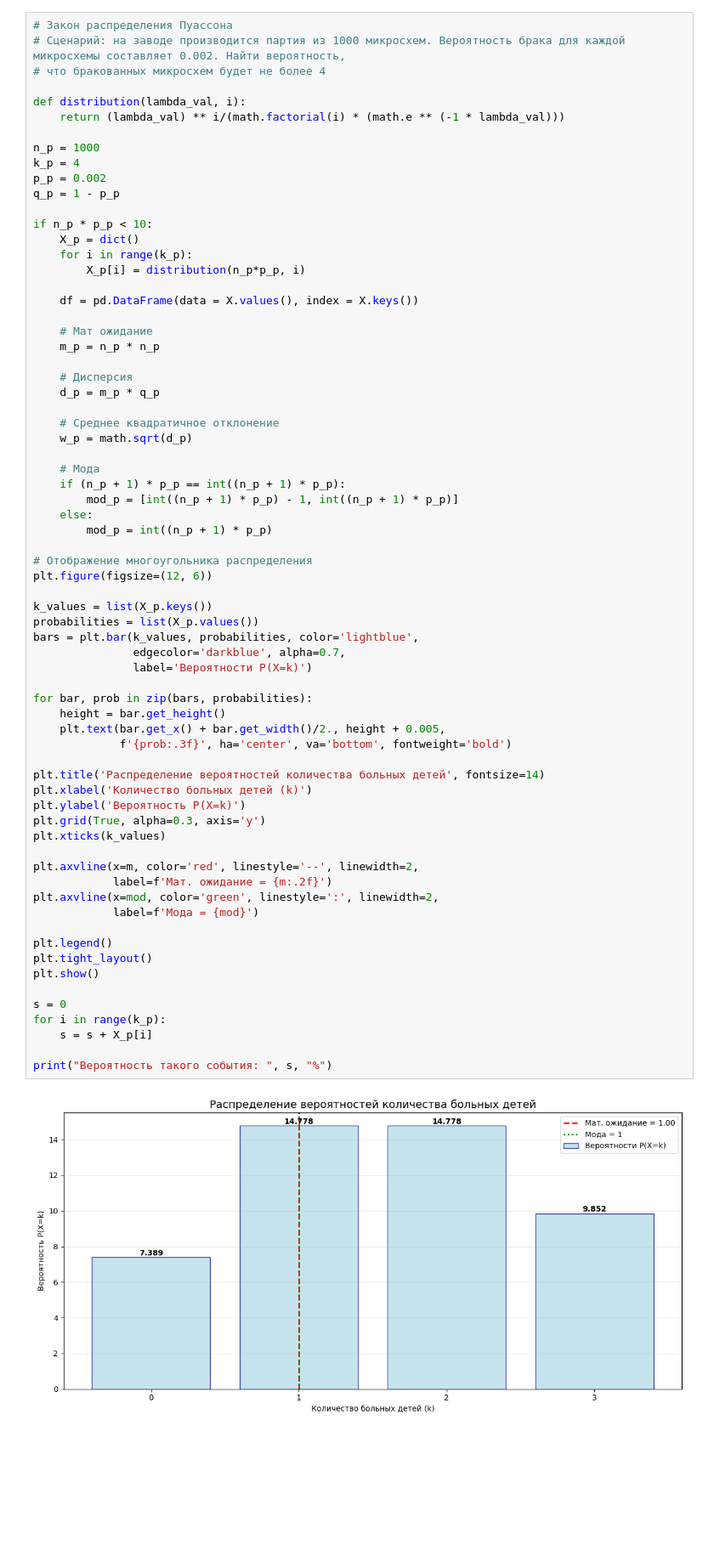
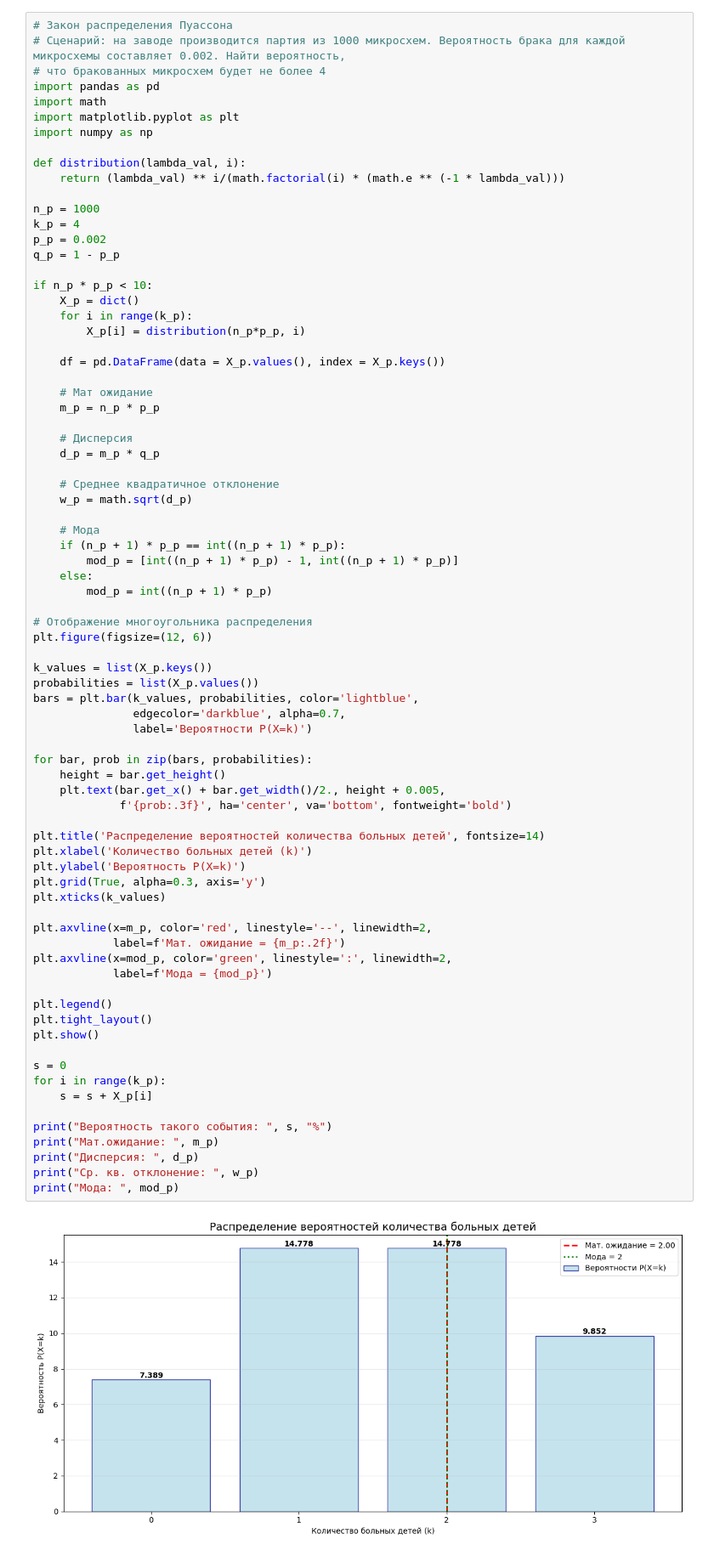
Before and after one commit to Jb192101/RSREU, a Jupyter notebook: Теория вероятностей/Lab5/laws_of_distribution.ipynb, the cells around one changed output. Shown at 85% size. Cells and saved outputs as stored; diff of their text form; blank space fills up the shorter version.

```diff
--- a/Теория вероятностей/Lab5/laws_of_distribution.ipynb
+++ b/Теория вероятностей/Lab5/laws_of_distribution.ipynb
@@ -71,6 +80,10 @@ plt.show()
 # Закон распределения Пуассона
 # Сценарий: на заводе производится партия из 1000 микросхем. Вероятность брака для каждой микросхемы составляет 0.002. Найти вероятность,
 # что бракованных микросхем будет не более 4
+import pandas as pd
+import math
+import matplotlib.pyplot as plt
+import numpy as np
 
 def distribution(lambda_val, i):
     return (lambda_val) ** i/(math.factorial(i) * (math.e ** (-1 * lambda_val)))
@@ -85,10 +98,10 @@ if n_p * p_p < 10:
     for i in range(k_p):
         X_p[i] = distribution(n_p*p_p, i)
 
-    df = pd.DataFrame(data = X.values(), index = X.keys())
+    df = pd.DataFrame(data = X_p.values(), index = X_p.keys())
 
     # Мат ожидание
-    m_p = n_p * n_p
+    m_p = n_p * p_p
 
     # Дисперсия
     d_p = m_p * q_p
@@ -106,36 +119,40 @@ if n_p * p_p < 10:
 plt.figure(figsize=(12, 6))
 
 k_values = list(X_p.keys())
 probabilities = list(X_p.values())
 bars = plt.bar(k_values, probabilities, color='lightblue',
                edgecolor='darkblue', alpha=0.7,
                label='Вероятности P(X=k)')
 
 for bar, prob in zip(bars, probabilities):
     height = bar.get_height()
     plt.text(bar.get_x() + bar.get_width()/2., height + 0.005,
              f'{prob:.3f}', ha='center', va='bottom', fontweight='bold')
 
 plt.title('Распределение вероятностей количества больных детей', fontsize=14)
 plt.xlabel('Количество больных детей (k)')
 plt.ylabel('Вероятность P(X=k)')
 plt.grid(True, alpha=0.3, axis='y')
 plt.xticks(k_values)
 
-plt.axvline(x=m, color='red', linestyle='--', linewidth=2,
-            label=f'Мат. ожидание = {m:.2f}')
-plt.axvline(x=mod, color='green', linestyle=':', linewidth=2,
-            label=f'Мода = {mod}')
+plt.axvline(x=m_p, color='red', linestyle='--', linewidth=2,
+            label=f'Мат. ожидание = {m_p:.2f}')
+plt.axvline(x=mod_p, color='green', linestyle=':', linewidth=2,
+            label=f'Мода = {mod_p}')
 
 plt.legend()
 plt.tight_layout()
 plt.show()
 
 s = 0
 for i in range(k_p):
     s = s + X_p[i]
 
 print("Вероятность такого события: ", s, "%")
+print("Мат.ожидание: ", m_p)
+print("Дисперсия: ", d_p)
+print("Ср. кв. отклонение: ", w_p)
+print("Мода: ", mod_p)
 # %% [output]
-[figure, old version]
+[figure, new version]
 Вероятность такого события:  46.79735529322745 %
```
Also changed, not shown: parts of 4 cells of this notebook.
